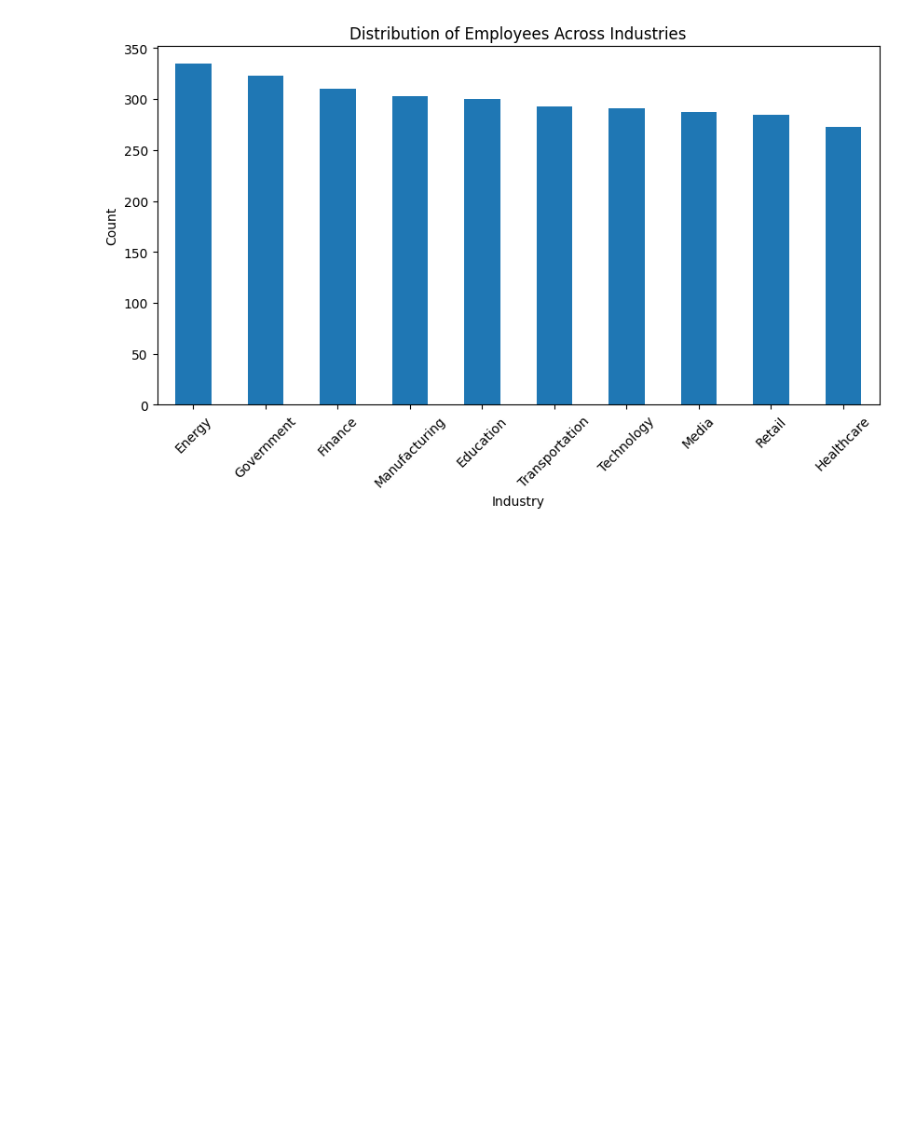
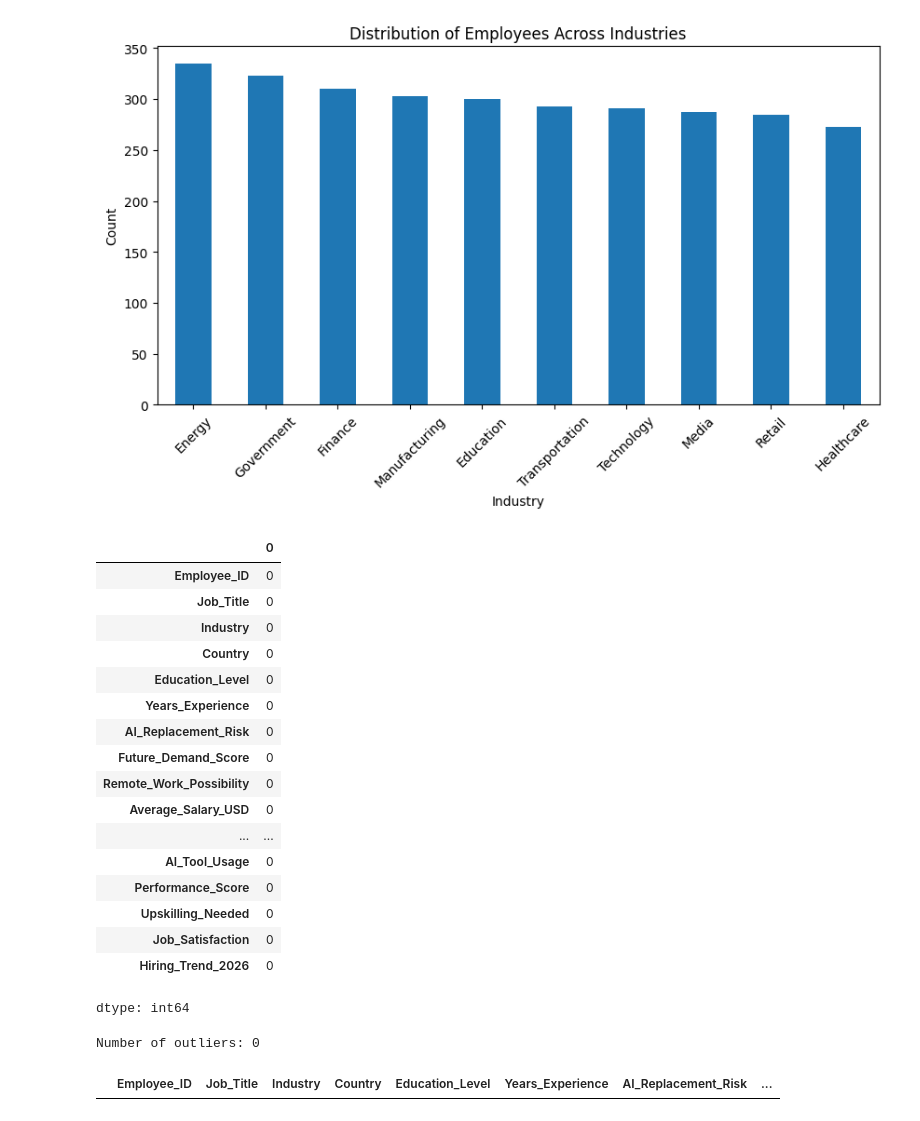
Before and after one commit to pui-ying-png/AI_Impact_on_Jobs_2030, a Jupyter notebook: AI_Impact_in_future_on_jobs_market_in_2030.ipynb, the cells around one changed output. Cells and saved outputs as stored; diff of their text form; code cells hidden in the pictures; blank space fills up the shorter version.

```diff
--- a/AI_Impact_in_future_on_jobs_market_in_2030.ipynb
+++ b/AI_Impact_in_future_on_jobs_market_in_2030.ipynb
@@ -106,3 +106,41 @@ plt.xticks(rotation=45)
 plt.show()
 # %% [output]
 [figure]
+# %%
+df.isnull().sum()
+# %% [output]
+|  | 0 |
+| Employee_ID | 0 |
+| Job_Title | 0 |
+| Industry | 0 |
+| Country | 0 |
+| Education_Level | 0 |
+| Years_Experience | 0 |
+| AI_Replacement_Risk | 0 |
+| Future_Demand_Score | 0 |
+| Remote_Work_Possibility | 0 |
+| Average_Salary_USD | 0 |
+| ... | ... |
+| AI_Tool_Usage | 0 |
+| Performance_Score | 0 |
+| Upskilling_Needed | 0 |
+| Job_Satisfaction | 0 |
+| Hiring_Trend_2026 | 0 |
+dtype: int64
+# %%
+Q1 = df['Average_Salary_USD'].quantile(0.25)
+Q3 = df['Average_Salary_USD'].quantile(0.75)
+IQR = Q3 - Q1
+
+
+outliers = df[(df['Average_Salary_USD'] < Q1 - 1.5*IQR) |
+             (df['Average_Salary_USD'] > Q3 + 1.5*IQR)]
+
+
+print("Number of outliers:", len(outliers))
+# %% [output]
+Number of outliers: 0
+# %%
+outliers.head()
+# %% [output]
+|  | Employee_ID | Job_Title | Industry | Country | Education_Level | Years_Experience | AI_Replacement_Risk | ... |
```
